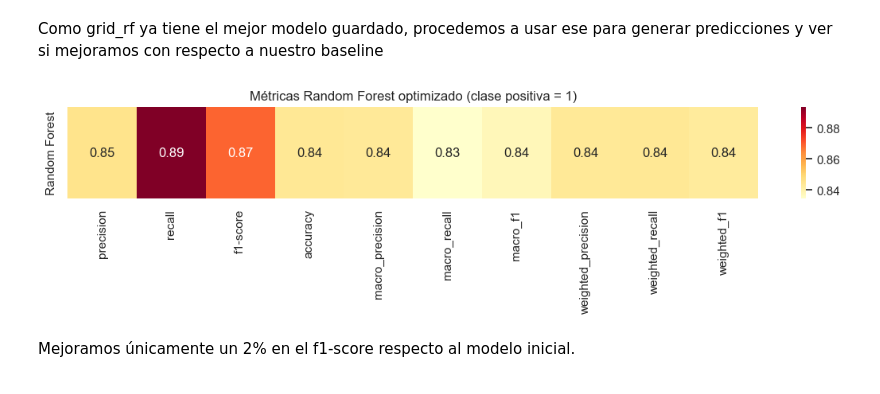
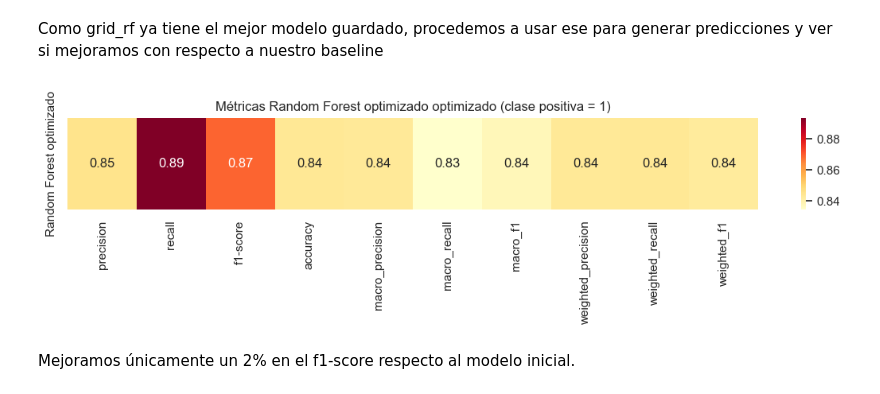
Before and after one commit to AlvaroG7/IIA, a Jupyter notebook: IIA_Proyect_V0.ipynb, the cells around one changed output. Saved outputs shown, nothing was run; the diff lists cells and outputs as text; code cells hidden in the pictures.

Commit message:
Jorge 28/03 18:33 Gráficos actualizados y selección de modelo ML

```diff
--- a/IIA_Proyect_V0.ipynb
+++ b/IIA_Proyect_V0.ipynb
@@ -1214,6 +1223,45 @@ Vamos a usar el weighted F1 porque da un balance en caso de un dataset desbalanc
 ### <div style="border-radius:15px; padding:15px; margin:0; font-size:60%; font-family:Arial, sans-serif; background-color:rgb(230, 184, 34); color:black; overflow:hidden; box-shadow:0 4px 8px rgba(0, 0, 0, 0.3);"><b> 🟡 2.0.3 Modelos preliminares ganadores </b></div>
 # %% [markdown]
 Los tres modelos seleccionados —**Random Forest**, **Regresión Logística** y **XGBoost**— destacan por ofrecer un excelente balance entre **recall** y **weighted F1-score**, métricas clave en problemas médicos donde es crucial minimizar los falsos negativos sin comprometer el rendimiento general. Random Forest y Regresión Logística lideran con un recall de 0.89 y un weighted F1 de 0.85, combinando alta sensibilidad con consistencia en la clasificación. XGBoost, aunque ligeramente por detrás, mantiene un rendimiento competitivo (recall 0.88, weighted F1 0.84) y se posiciona como una opción poderosa gracias a su capacidad para capturar relaciones complejas en los datos.
+# %%
+from sklearn.metrics import classification_report
+import seaborn as sns
+import matplotlib.pyplot as plt
+
+def evaluar_modelo(modelo, X_test, y_test, nombre_modelo='Modelo'):
+    # Predicción
+    y_pred = modelo.predict(X_test)
+    rep = classification_report(y_test, y_pred, output_dict=True)
+
+    # Clase positiva
+    clase_positiva = '1' if '1' in rep else list(rep.keys())[0]
+
+    # Extraer métricas
+    metricas = {
+        'precision': rep[clase_positiva]['precision'],
+        'recall': rep[clase_positiva]['recall'],
+        'f1-score': rep[clase_positiva]['f1-score'],
+        'accuracy': rep['accuracy'],
+        'macro_precision': rep['macro avg']['precision'],
+        'macro_recall': rep['macro avg']['recall'],
+        'macro_f1': rep['macro avg']['f1-score'],
+        'weighted_precision': rep['weighted avg']['precision'],
+        'weighted_recall': rep['weighted avg']['recall'],
+        'weighted_f1': rep['weighted avg']['f1-score'],
+    }
+
+    # Heatmap
+    valores = [list(metricas.values())]
+    etiquetas = list(metricas.keys())
+
+    plt.figure(figsize=(14, 1.5))
+    sns.heatmap(valores, annot=True, fmt=".2f", cmap="YlOrRd",
+                xticklabels=etiquetas, yticklabels=[nombre_modelo])
+    plt.title(f"Métricas {nombre_modelo} optimizado (clase positiva = {clase_positiva})")
+    plt.tight_layout()
+    plt.show()
+
+    return metricas
 # %% [markdown]
 ## <div style="border-radius:15px; padding:15px; margin:0; font-size:70%; font-family:Arial, sans-serif; background-color:#0b835f; overflow:hidden; box-shadow:0 4px 8px rgba(0, 0, 0, 0.3);"><b> 🔶 2.1. Random Forest </b></div>
 # %%
@@ -1257,42 +1305,10 @@ Mejores hiperparámetros: {'max_depth': 10, 'min_samples_leaf': 2, 'min_samples_
 Mejor F1 ponderado en CV: 0.8422783909030793
 # %% [markdown]
 Como grid_rf ya tiene el mejor modelo guardado, procedemos a usar ese para generar predicciones y ver si mejoramos con respecto a nuestro baseline
-# %%
-# Predicción
-y_pred = grid_rf.predict(X_test)
-
-# Reporte
-rep = classification_report(y_test, y_pred, output_dict=True)
-
-# Definir clase positiva
-clase_positiva = '1' if '1' in rep else list(rep.keys())[0]
-
-# Extraer métricas en diccionario plano
-metricas_rf = {
-    'precision': rep[clase_positiva]['precision'],
-    'recall': rep[clase_positiva]['recall'],
-    'f1-score': rep[clase_positiva]['f1-score'],
-    'accuracy': rep['accuracy'],
-    'macro_precision': rep['macro avg']['precision'],
-    'macro_recall': rep['macro avg']['recall'],
-    'macro_f1': rep['macro avg']['f1-score'],
-    'weighted_precision': rep['weighted avg']['precision'],
-    'weighted_recall': rep['weighted avg']['recall'],
-    'weighted_f1': rep['weighted avg']['f1-score'],
-}
-
-# Convertir a lista de valores para el heatmap
-valores = list(metricas_rf.values())
-metricas = list(metricas_rf.keys())
-
-# Crear heatmap simple
-plt.figure(figsize=(14, 1.5))
-sns.heatmap([valores], annot=True, fmt=".2f", cmap="YlOrRd", xticklabels=metricas, yticklabels=["Random Forest"])
-plt.title(f"Métricas Random Forest optimizado (clase positiva = {clase_positiva})")
-plt.tight_layout()
-plt.show()
-# %% [output]
-[figure, removed]
+# %%
+metricas_rf_opt = evaluar_modelo(grid_rf.best_estimator_, X_test, y_test, 'Random Forest optimizado')
+# %% [output]
+[figure, added]
 # %% [markdown]
 Mejoramos únicamente un 2% en el f1-score respecto al modelo inicial.
 # %% [markdown]
```
Also changed, not shown: parts of 15 cells of this notebook.
